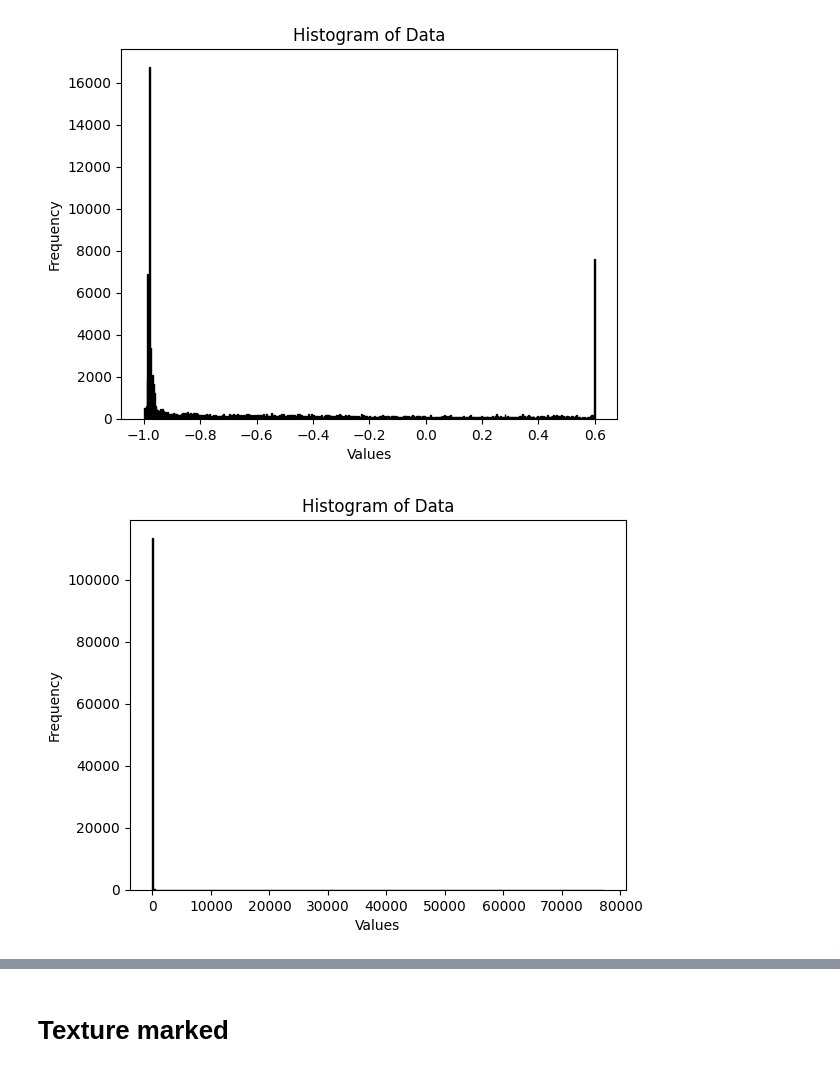
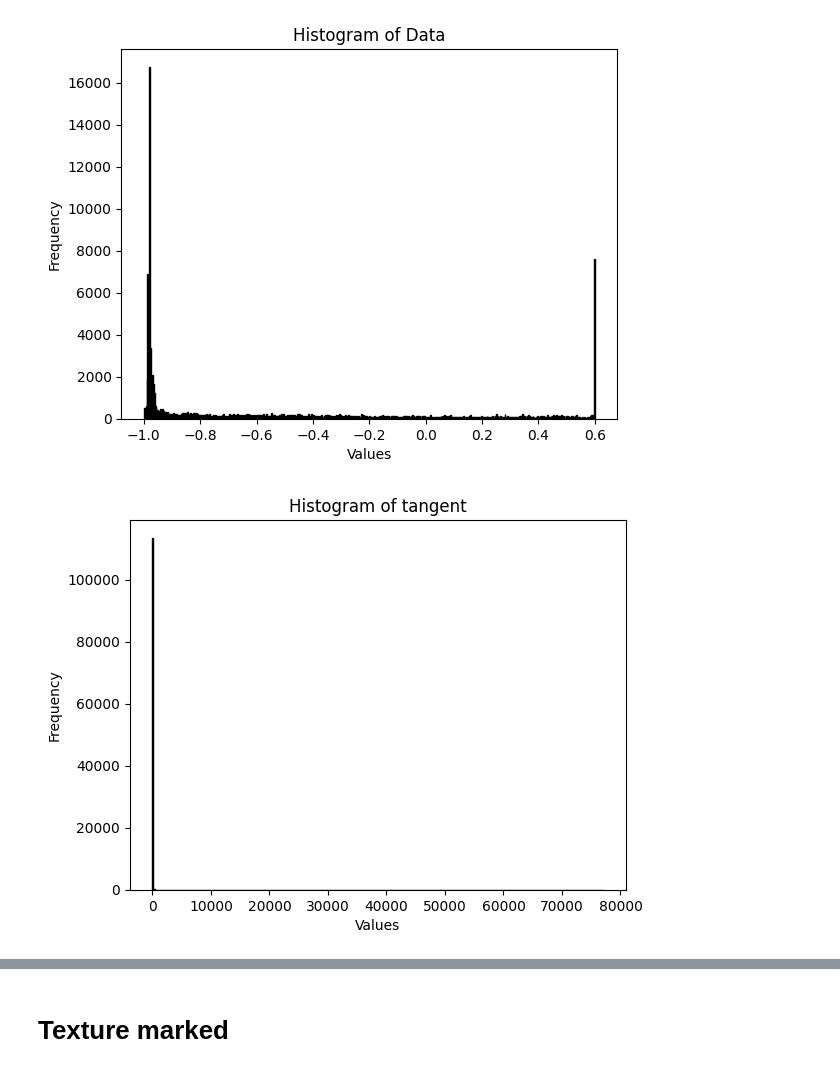
Before and after one commit to zyang63/Die_casting_ejection, a Jupyter notebook: draft_angle_marking.ipynb, the cells around one changed output, grey strips where cells are left out. Saved outputs shown, nothing was run; the diff lists cells and outputs as text; code cells hidden in the pictures.

```diff
--- a/draft_angle_marking.ipynb
+++ b/draft_angle_marking.ipynb
@@ -282,14 +236,14 @@ plt.show()
 # %%
 # Filter out infinite values from the data
 finite_tangents = [x for x in tangents if np.isfinite(x)]
 
 plt.hist(finite_tangents, bins=500,color='blue', edgecolor='black')  # Omit the bins parameter
-plt.title('Histogram of Data')
+plt.title('Histogram of tangent')
 plt.xlabel('Values')
 plt.ylabel('Frequency')
 plt.show()
 # %% [output]
-[figure, old version]
+[figure, new version]
 # %%
 import matplotlib.pyplot as plt
 import numpy as np
```
Also changed, not shown: parts of 16 cells of this notebook.
